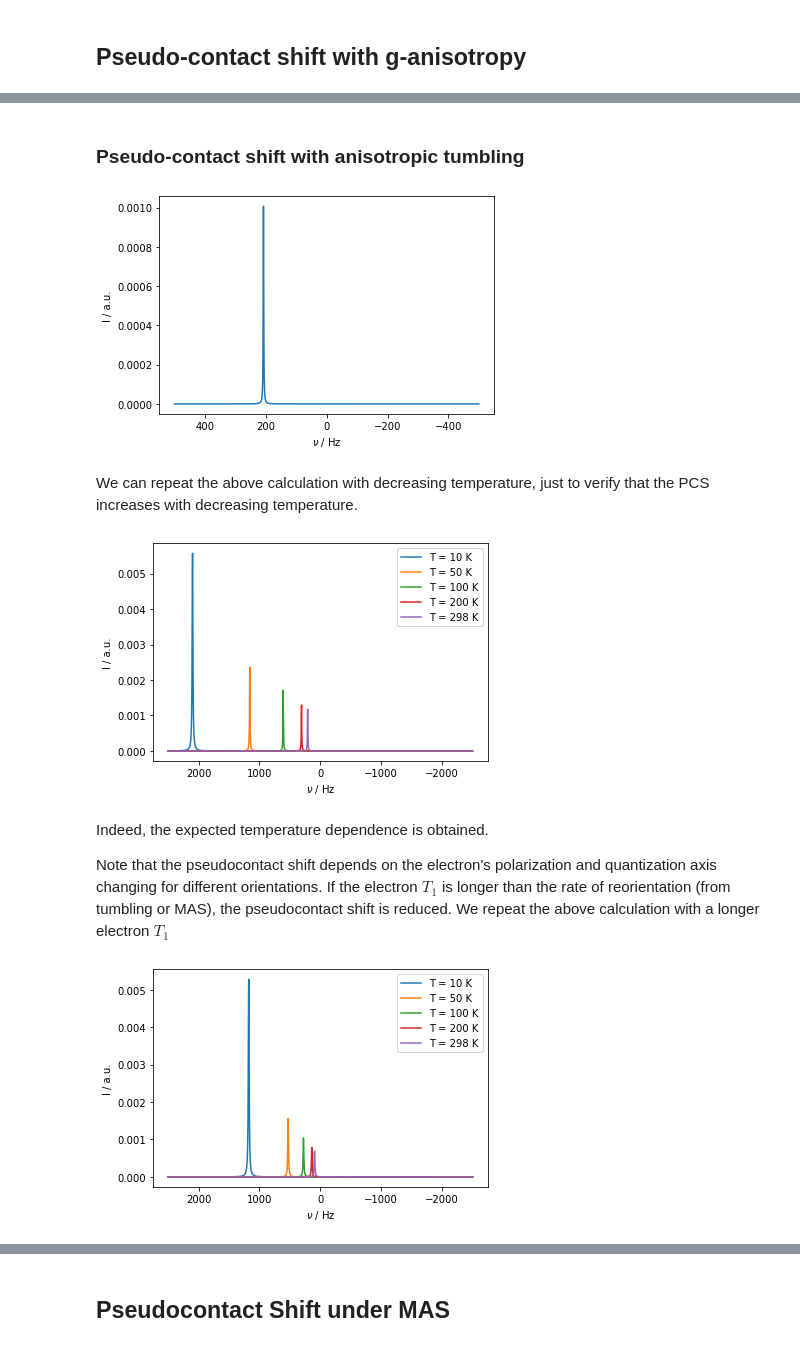
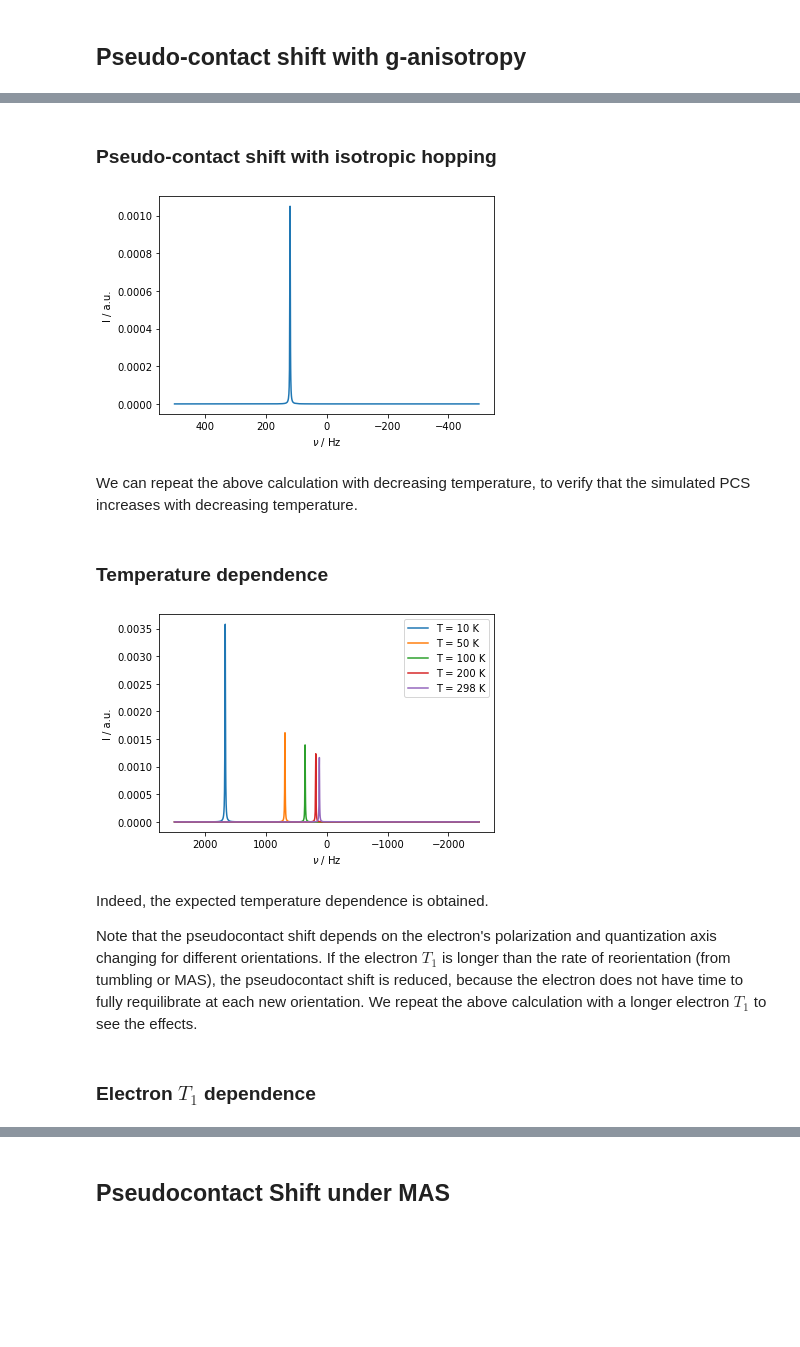
Before and after one commit to alsinmr/SLEEPY_tutorial, a Jupyter notebook: Chapters/Chapter5/Ch5_PseudoContactShift.ipynb, the cells around one changed output, grey strips where cells are left out. Saved outputs shown, nothing was run; the diff lists cells and outputs as text; code cells hidden in the pictures; blank space fills up the shorter version.

```diff
--- a/Chapters/Chapter5/Ch5_PseudoContactShift.ipynb
+++ b/Chapters/Chapter5/Ch5_PseudoContactShift.ipynb
@@ -12,6 +12,7 @@ os.chdir('../../../')
 import SLEEPY as sl
 import numpy as np
 import matplotlib.pyplot as plt
+sl.Defaults['verbose']=False
 # %% [markdown]
 The shift in the NMR peak due to an isotropic coupling to a polarized electron is known as the contact shift. The pseudo-contact shift, on the other hand, results from the anisotropic part of the coupling to the electron. The anisotropic hyperfine coupling's Hamiltonian has an average of zero when sampling all orientations, however. This means that isotropic tumbling or MAS would in principal remove the hyperfine coupling entirely, even if the electron is polarized. Another factor comes in, however, which is the fact that the $g_{xz}$ and $g_{yz}$ components of the electron g-tensor may be large enough to tilt the electron's quantization axis away from the magnetic field's *z*-axis, such that MAS or isotropic tumbling no longer results in a complete averaging of the hyperfine Hamiltonian.
 # %% [markdown]
@@ -136,30 +127,32 @@ It is also important to correctly implement relaxation. Since the electron quant
 # %% [markdown]
-### Pseudo-contact shift with anisotropic tumbling
+### Pseudo-contact shift with isotropic hopping
 # %%
 gxx,gyy,gzz=1,1,4
 ex=sl.ExpSys(v0H=600,vr=0,Nucs=['13C','e-'],T_K=298,LF=True,pwdavg='alpha0beta0')
 ex.set_inter('hyperfine',i0=0,i1=1,Axx=-delta/2,Ayy=-delta/2,Azz=delta)
-ex.set_inter('g',i=1,gxx=gxx,gyy=gyy,gzz=gzz,euler=[0,0,0])
+ex.set_inter('g',i=1,gxx=gxx,gyy=gyy,gzz=gzz)
 
-ex,kex=sl.Tools.SetupTumbling(ex,q=1,tc=5e-9) #This creates a system hopping around a tetrahedral geometry
+ex,kex=sl.Tools.SetupTumbling(ex,q=2,tc=5e-9) #This creates a system hopping around a tetrahedral geometry
 
 L=sl.Liouvillian(ex,kex=kex)
 L.add_relax(Type='T1',i=1,T1=1e-10,OS=True,Thermal=True)
 L.add_relax(Type='T2',i=1,T2=1e-10,OS=True)
 
 Upi2=L.Udelta('13C',np.pi/2,np.pi/2)
 seq=L.Sequence(Dt=1/1000)
 
 rho=sl.Rho(rho0='Thermal',detect='13Cp')
 Upi2*rho
 rho.DetProp(seq,n=1024)
 rho.downmix()
 
 ax=rho.plot(FT=True,apodize=True)
 # %% [output]
-[figure, old version]
+[figure, new version]
 # %% [markdown]
-We can repeat the above calculation with decreasing temperature, just to verify that the PCS increases with decreasing temperature.
+We can repeat the above calculation with decreasing temperature, to verify that the simulated PCS increases with decreasing temperature.
+# %% [markdown]
+### Temperature dependence
 # %%
 ax=plt.subplots()[1]
 seq=L.Sequence(Dt=1/5000)
@@ -177,30 +170,10 @@ for T_K in T:
     rho.plot(FT=True,apodize=True,ax=ax)
 _=ax.legend([f'T = {T_K:.0f} K' for T_K in T])
 # %% [output]
-[figure, old version]
+[figure, new version]
 # %% [markdown]
 Indeed, the expected temperature dependence is obtained.
 
-Note that the pseudocontact shift depends on the electron's polarization and quantization axis changing for different orientations. If the electron $T_1$ is longer than the rate of reorientation (from tumbling or MAS), the pseudocontact shift is reduced. We repeat the above calculation with a longer electron $T_1$
+Note that the pseudocontact shift depends on the electron's polarization and quantization axis changing for different orientations. If the electron $T_1$ is longer than the rate of reorientation (from tumbling or MAS), the pseudocontact shift is reduced, because the electron does not have time to fully requilibrate at each new orientation. We repeat the above calculation with a longer electron $T_1$ to see the effects.
-# %%
-L.clear_relax()
-L.add_relax(Type='T1',i=1,T1=1e-8,OS=True,Thermal=True)
-L.add_relax(Type='T2',i=1,T2=1e-10,OS=True)
-
-ax=plt.subplots()[1]
-seq=L.Sequence(Dt=1/5000)
-
-T=[10,50,100,200,298]
-for T_K in T:
-    L.expsys.T_K=T_K
-    L.clear_cache()
-
-    rho.clear()
-    Upi2*rho
-    rho.DetProp(seq,n=1024)
-    rho.downmix()
-
-    rho.plot(FT=True,apodize=True,ax=ax)
-_=ax.legend([f'T = {T_K:.0f} K' for T_K in T])
-# %% [output]
-[figure, removed]
+# %% [markdown]
+### Electron $T_1$ dependence
```
Also changed, not shown: parts of 53 cells of this notebook, 11 other files.
